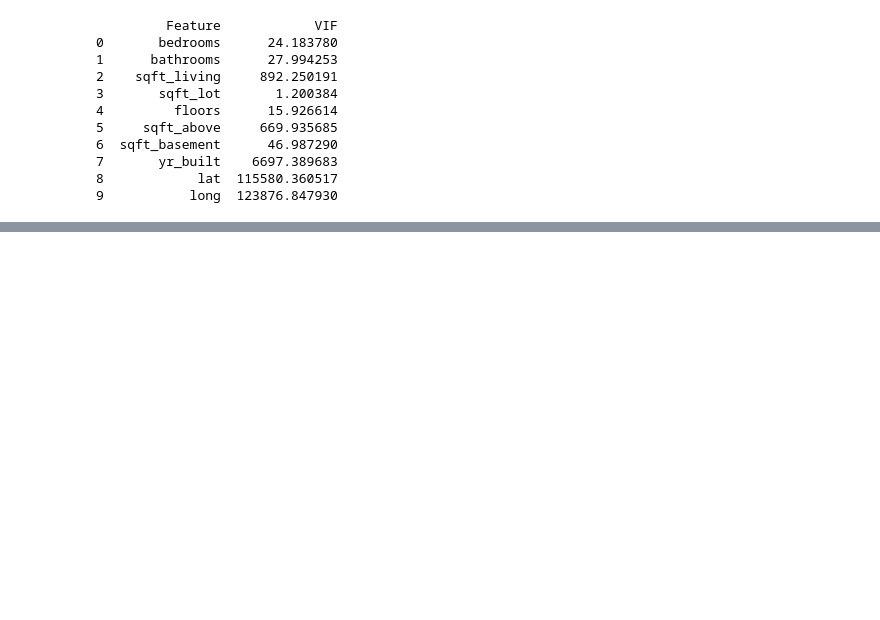
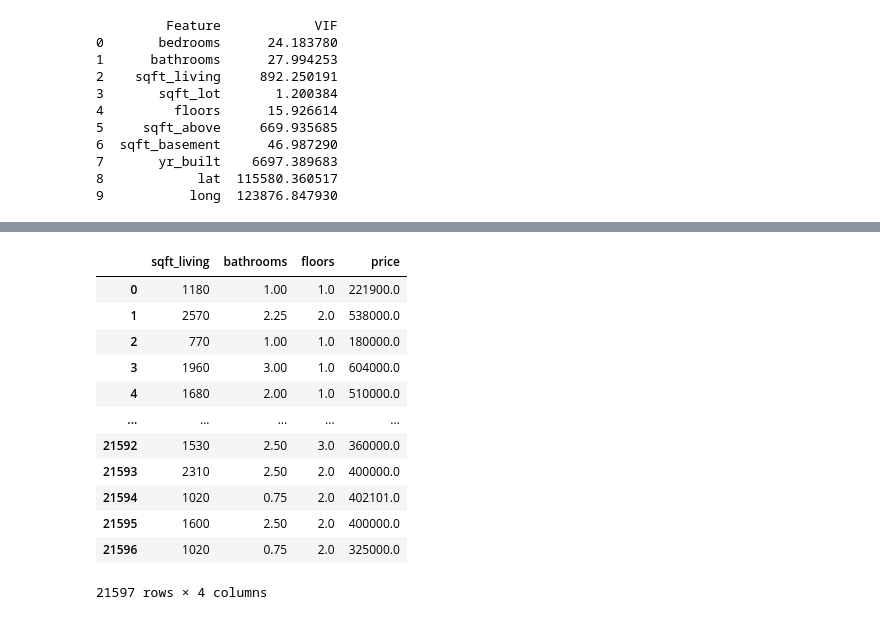
Before and after one commit to Bennie-Kibet/Phase-2-project, a Jupyter notebook: Work/Victor.ipynb, the cells around one changed output, grey strips where cells are left out. Saved outputs shown, nothing was run; the diff lists cells and outputs as text; code cells hidden in the pictures; blank space fills up the shorter version.

```diff
--- a/Work/Victor.ipynb
+++ b/Work/Victor.ipynb
@@ -451,0 +462,18 @@ The `lat` and `long` variables have extremely high VIF values.I'll consider drop
+# %%
+numerical_vals = ['sqft_living','bathrooms', 'floors', 'price' ]
+df_numerical = df_subset[numerical_vals]
+df_numerical
+# %% [output]
+|  | sqft_living | bathrooms | floors | price |
+| 0 | 1180 | 1.00 | 1.0 | 221900.0 |
+| 1 | 2570 | 2.25 | 2.0 | 538000.0 |
+| 2 | 770 | 1.00 | 1.0 | 180000.0 |
+| 3 | 1960 | 3.00 | 1.0 | 604000.0 |
+| 4 | 1680 | 2.00 | 1.0 | 510000.0 |
+| ... | ... | ... | ... | ... |
+| 21592 | 1530 | 2.50 | 3.0 | 360000.0 |
+| 21593 | 2310 | 2.50 | 2.0 | 400000.0 |
+| 21594 | 1020 | 0.75 | 2.0 | 402101.0 |
+| 21595 | 1600 | 2.50 | 2.0 | 400000.0 |
+| 21596 | 1020 | 0.75 | 2.0 | 325000.0 |
+21597 rows × 4 columns
```
Also changed, not shown: parts of 2 cells of this notebook.
